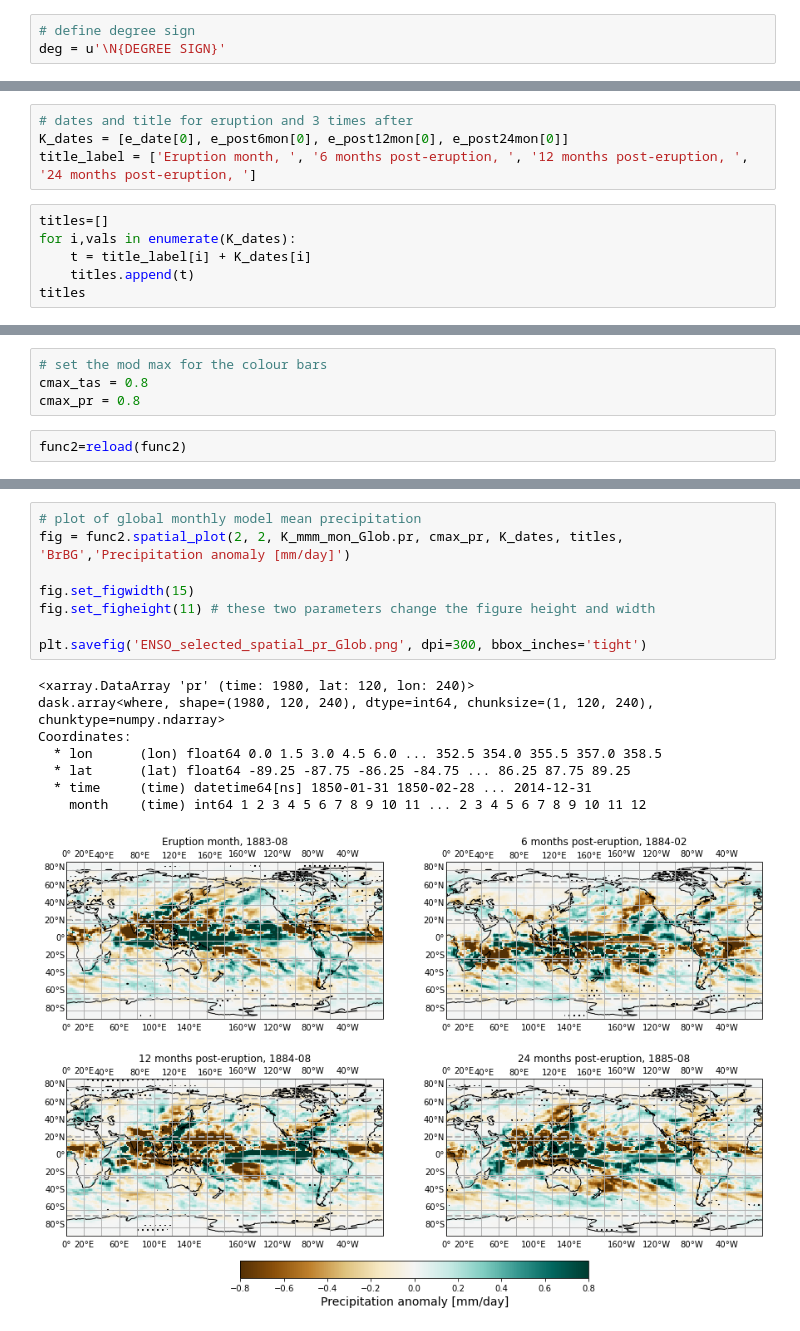
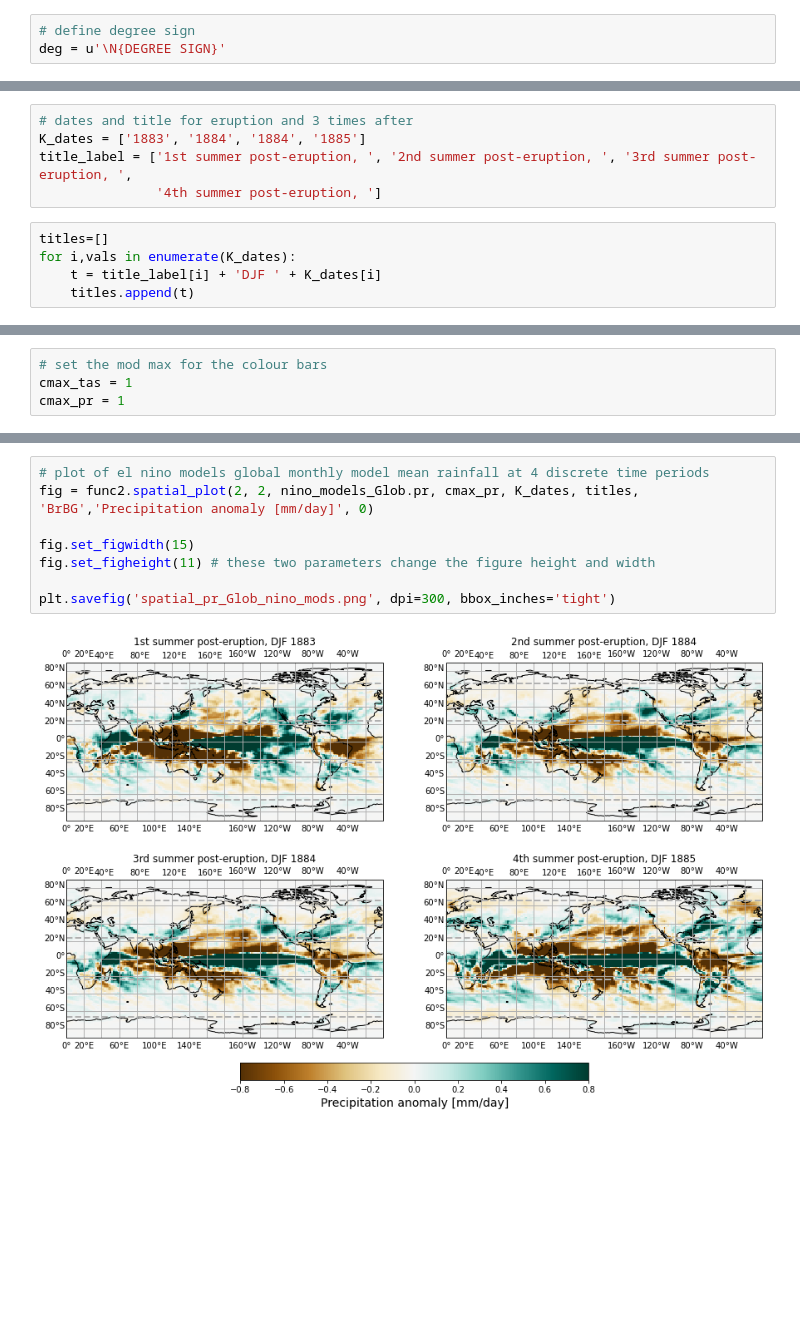
Before and after one commit to kbongi/masters_research, a Jupyter notebook: ENSO_selected_SEA_analysis_2020.12.22.ipynb, the cells around one changed output, grey strips where cells are left out. Drawn from its saved outputs; the diff is of its cells as text; blank space fills up the shorter version.

```diff
--- a/ENSO_selected_SEA_analysis_2020.12.22.ipynb
+++ b/ENSO_selected_SEA_analysis_2020.12.22.ipynb
@@ -259,10 +155,10 @@ e_post24mon = ['1885-08','1904-10', '1965-03', '1984-04', '1993-06']
 # %%
 # dates and title for eruption and 3 times after
-K_dates = [e_date[0], e_post6mon[0], e_post12mon[0], e_post24mon[0]]
-title_label = ['Eruption month, ', '6 months post-eruption, ', '12 months post-eruption, ', '24 months post-eruption, ']
+K_dates = ['1883', '1884', '1884', '1885']
+title_label = ['1st summer post-eruption, ', '2nd summer post-eruption, ', '3rd summer post-eruption, ',
+               '4th summer post-eruption, ']
 # %%
 titles=[]
 for i,vals in enumerate(K_dates):
-    t = title_label[i] + K_dates[i]
+    t = title_label[i] + 'DJF ' + K_dates[i]
     titles.append(t)
-titles
@@ -274,7 +165,5 @@ titles
 # %%
 # set the mod max for the colour bars
-cmax_tas = 0.8
-cmax_pr = 0.8
+cmax_tas = 1
+cmax_pr = 1
-# %%
-func2=reload(func2)
 # %%
@@ -297,17 +189,10 @@ Coordinates:
 # %%
-# plot of global monthly model mean precipitation
-fig = func2.spatial_plot(2, 2, K_mmm_mon_Glob.pr, cmax_pr, K_dates, titles, 'BrBG','Precipitation anomaly [mm/day]')
+# plot of el nino models global monthly model mean rainfall at 4 discrete time periods
+fig = func2.spatial_plot(2, 2, nino_models_Glob.pr, cmax_pr, K_dates, titles, 'BrBG','Precipitation anomaly [mm/day]', 0)
 
 fig.set_figwidth(15)
 fig.set_figheight(11) # these two parameters change the figure height and width
 
-plt.savefig('ENSO_selected_spatial_pr_Glob.png', dpi=300, bbox_inches='tight')
+plt.savefig('spatial_pr_Glob_nino_mods.png', dpi=300, bbox_inches='tight')
 # %% [output]
-<xarray.DataArray 'pr' (time: 1980, lat: 120, lon: 240)>
-dask.array<where, shape=(1980, 120, 240), dtype=int64, chunksize=(1, 120, 240), chunktype=numpy.ndarray>
-Coordinates:
-  * lon      (lon) float64 0.0 1.5 3.0 4.5 6.0 ... 352.5 354.0 355.5 357.0 358.5
-  * lat      (lat) float64 -89.25 -87.75 -86.25 -84.75 ... 86.25 87.75 89.25
-  * time     (time) datetime64[ns] 1850-01-31 1850-02-28 ... 2014-12-31
-    month    (time) int64 1 2 3 4 5 6 7 8 9 10 11 ... 2 3 4 5 6 7 8 9 10 11 12
-[figure, old version]
+[figure, new version]
```
Also changed, not shown: parts of 46 cells of this notebook.
